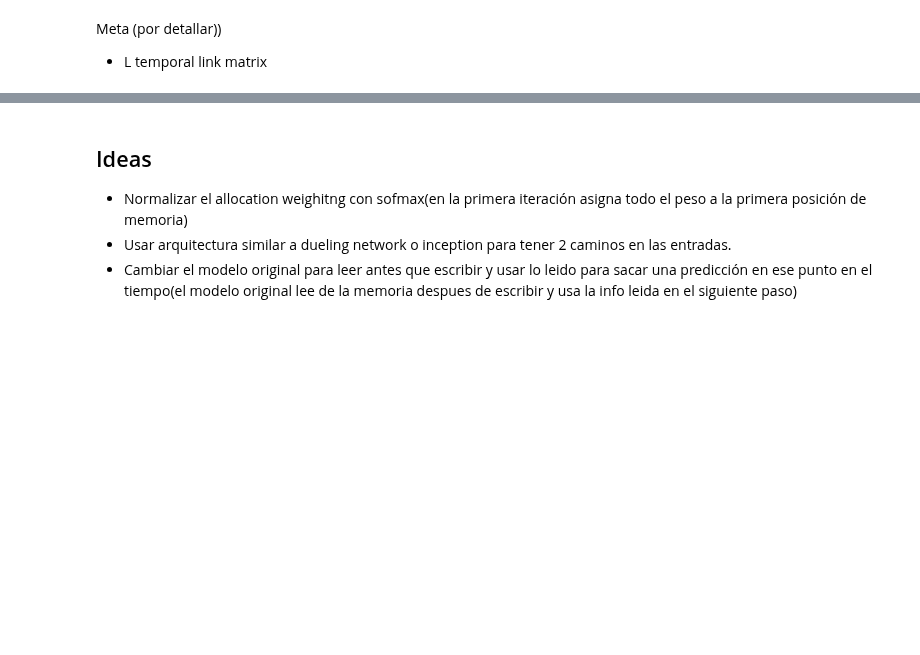
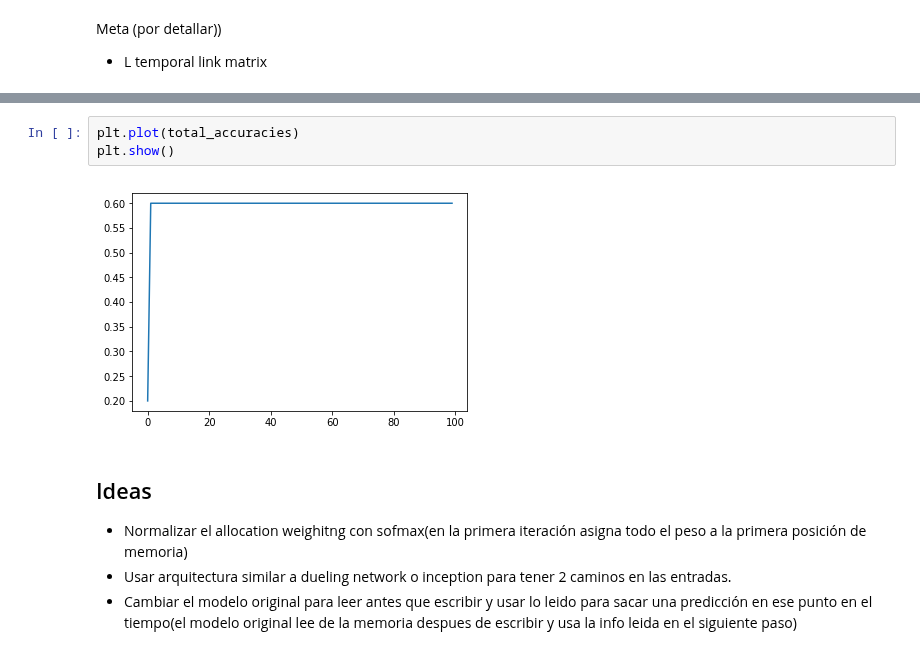
Before and after one commit to llealgt/postgrado_especializacion_investigacion_cientifica, a Jupyter notebook: proyecto/codigo/prototipos.ipynb, the cells around one changed output, grey strips where cells are left out. Cells and saved outputs as stored; diff of their text form; blank space fills up the shorter version.

```diff
--- a/proyecto/codigo/prototipos.ipynb
+++ b/proyecto/codigo/prototipos.ipynb
@@ -375,3 +553,8 @@ Meta (por detallar))
+# %%
+plt.plot(total_accuracies)
+plt.show()
+# %% [output]
+[figure, added]
 # %% [markdown]
 ## Ideas
 * Normalizar  el allocation weighitng con sofmax(en la primera iteración asigna todo el peso a la primera posición de memoria)
```
Also changed, not shown: parts of 18 cells of this notebook.
